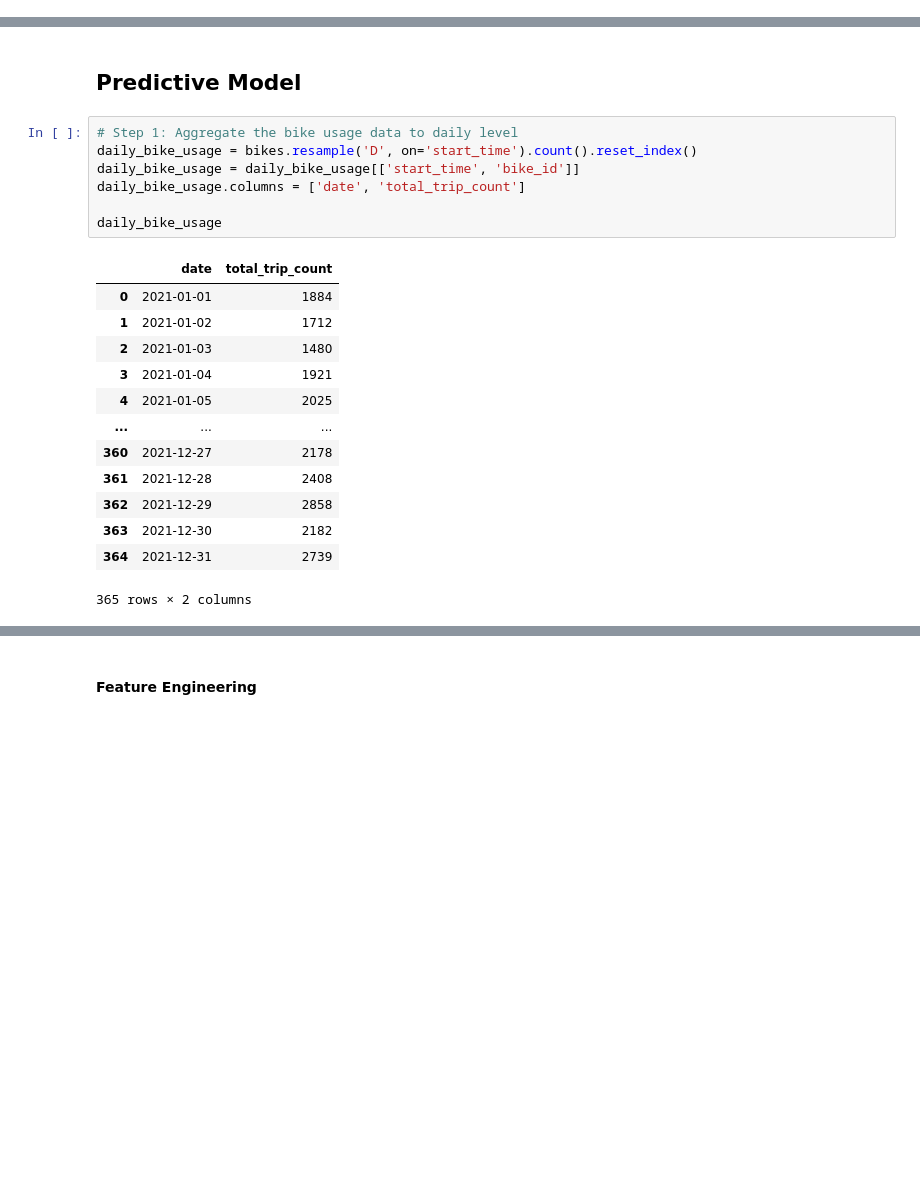
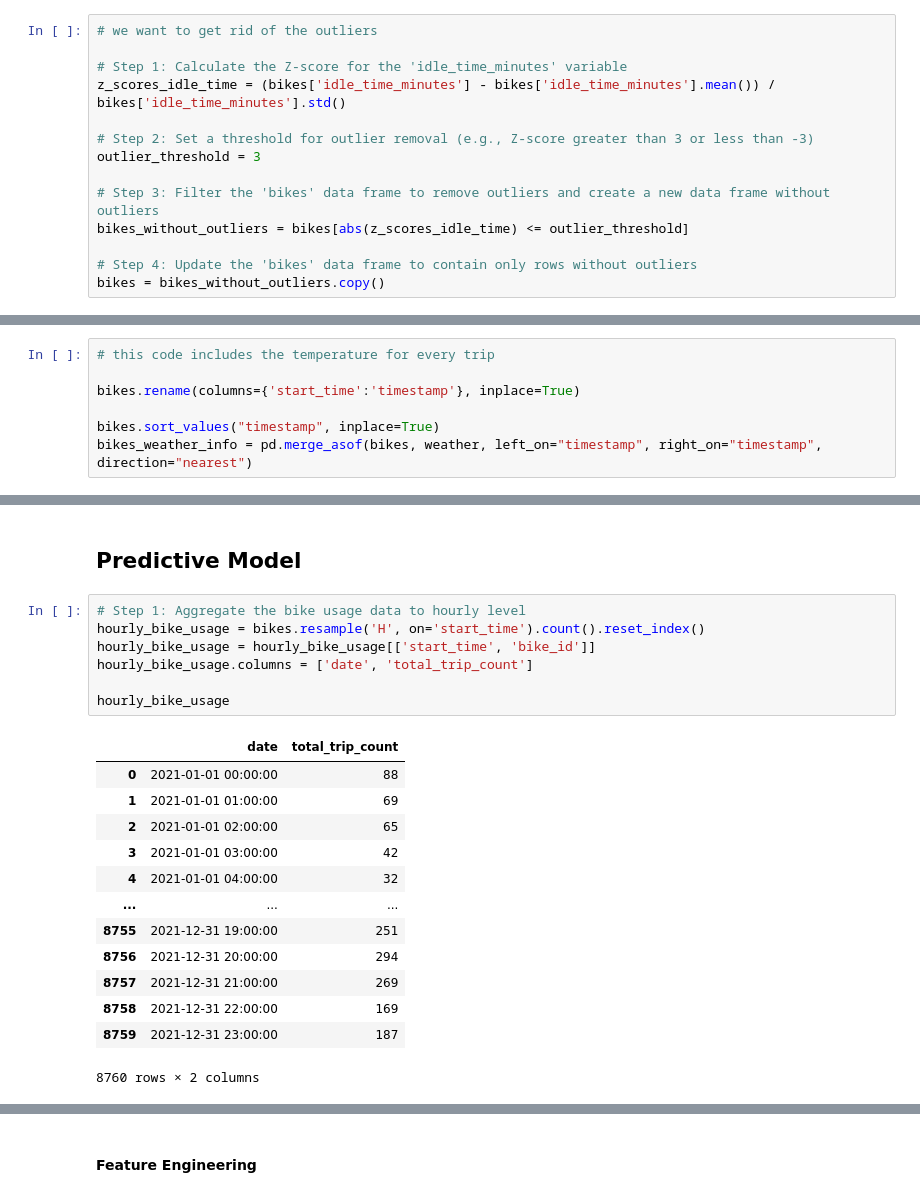
Before and after one commit to lauribus/DSMLproject, a Jupyter notebook: Project bikes2.ipynb, the cells around one changed output, grey strips where cells are left out. Saved outputs shown, nothing was run; the diff lists cells and outputs as text; blank space fills up the shorter version.

```diff
--- a/Project bikes2.ipynb
+++ b/Project bikes2.ipynb
@@ -324,6 +314,20 @@ See the caveats in the documentation: https://pandas.pydata.org/pandas-docs/stab
 | 2925770 | 7665 | 116 | 68 | 1 |
 | 2925771 | 7665 | 68 | 206 | 0 |
 2925772 rows × 4 columns
+# %%
+# we want to get rid of the outliers
+
+# Step 1: Calculate the Z-score for the 'idle_time_minutes' variable
+z_scores_idle_time = (bikes['idle_time_minutes'] - bikes['idle_time_minutes'].mean()) / bikes['idle_time_minutes'].std()
+
+# Step 2: Set a threshold for outlier removal (e.g., Z-score greater than 3 or less than -3)
+outlier_threshold = 3
+
+# Step 3: Filter the 'bikes' data frame to remove outliers and create a new data frame without outliers
+bikes_without_outliers = bikes[abs(z_scores_idle_time) <= outlier_threshold]
+
+# Step 4: Update the 'bikes' data frame to contain only rows without outliers
+bikes = bikes_without_outliers.copy()
 # %%
 # Second we want to sum all the idle time for every station
 
@@ -1019,0 +943,7 @@ bikes_idle_avg
+# %%
+# this code includes the temperature for every trip
+
+bikes.rename(columns={'start_time':'timestamp'}, inplace=True)
+
+bikes.sort_values("timestamp", inplace=True)
+bikes_weather_info = pd.merge_asof(bikes, weather, left_on="timestamp", right_on="timestamp", direction="nearest")
@@ -1085,24 +1067,24 @@ NameError: name 'avg' is not defined
 # %% [markdown]
 ## Predictive Model
 # %%
-# Step 1: Aggregate the bike usage data to daily level
-daily_bike_usage = bikes.resample('D', on='start_time').count().reset_index()
-daily_bike_usage = daily_bike_usage[['start_time', 'bike_id']]
-daily_bike_usage.columns = ['date', 'total_trip_count']
+# Step 1: Aggregate the bike usage data to hourly level
+hourly_bike_usage = bikes.resample('H', on='start_time').count().reset_index()
+hourly_bike_usage = hourly_bike_usage[['start_time', 'bike_id']]
+hourly_bike_usage.columns = ['date', 'total_trip_count']
 
-daily_bike_usage
+hourly_bike_usage
 # %% [output]
 |  | date | total_trip_count |
-| 0 | 2021-01-01 | 1884 |
-| 1 | 2021-01-02 | 1712 |
-| 2 | 2021-01-03 | 1480 |
-| 3 | 2021-01-04 | 1921 |
-| 4 | 2021-01-05 | 2025 |
+| 0 | 2021-01-01 00:00:00 | 88 |
+| 1 | 2021-01-01 01:00:00 | 69 |
+| 2 | 2021-01-01 02:00:00 | 65 |
+| 3 | 2021-01-01 03:00:00 | 42 |
+| 4 | 2021-01-01 04:00:00 | 32 |
 | ... | ... | ... |
-| 360 | 2021-12-27 | 2178 |
-| 361 | 2021-12-28 | 2408 |
-| 362 | 2021-12-29 | 2858 |
-| 363 | 2021-12-30 | 2182 |
-| 364 | 2021-12-31 | 2739 |
+| 8755 | 2021-12-31 19:00:00 | 251 |
+| 8756 | 2021-12-31 20:00:00 | 294 |
+| 8757 | 2021-12-31 21:00:00 | 269 |
+| 8758 | 2021-12-31 22:00:00 | 169 |
+| 8759 | 2021-12-31 23:00:00 | 187 |
-365 rows × 2 columns
+8760 rows × 2 columns
 # %%
```
Also changed, not shown: parts of 44 cells of this notebook.
